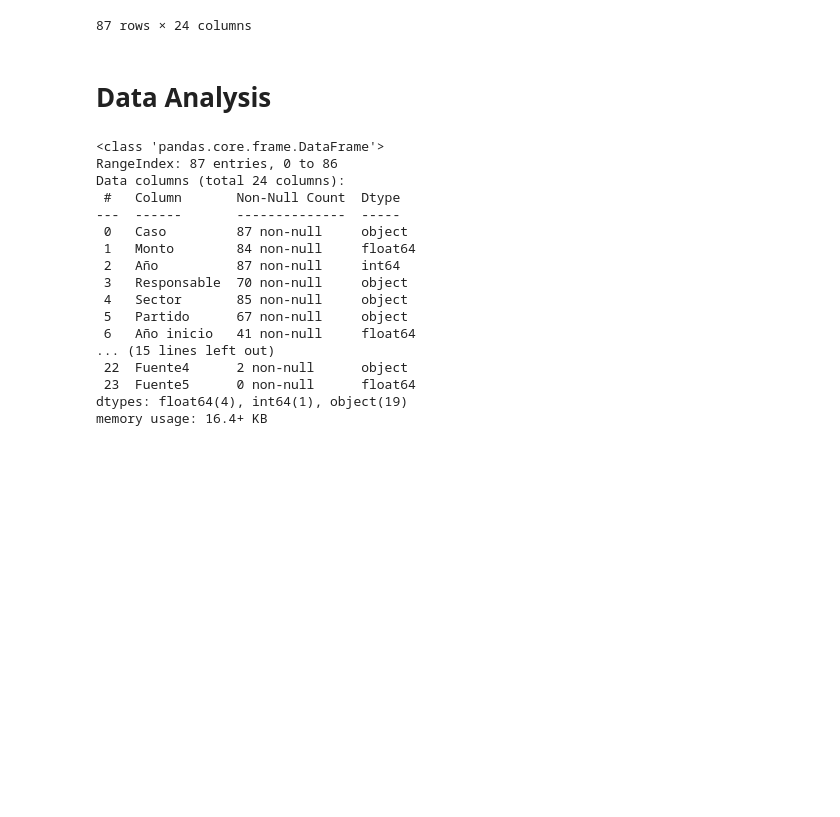
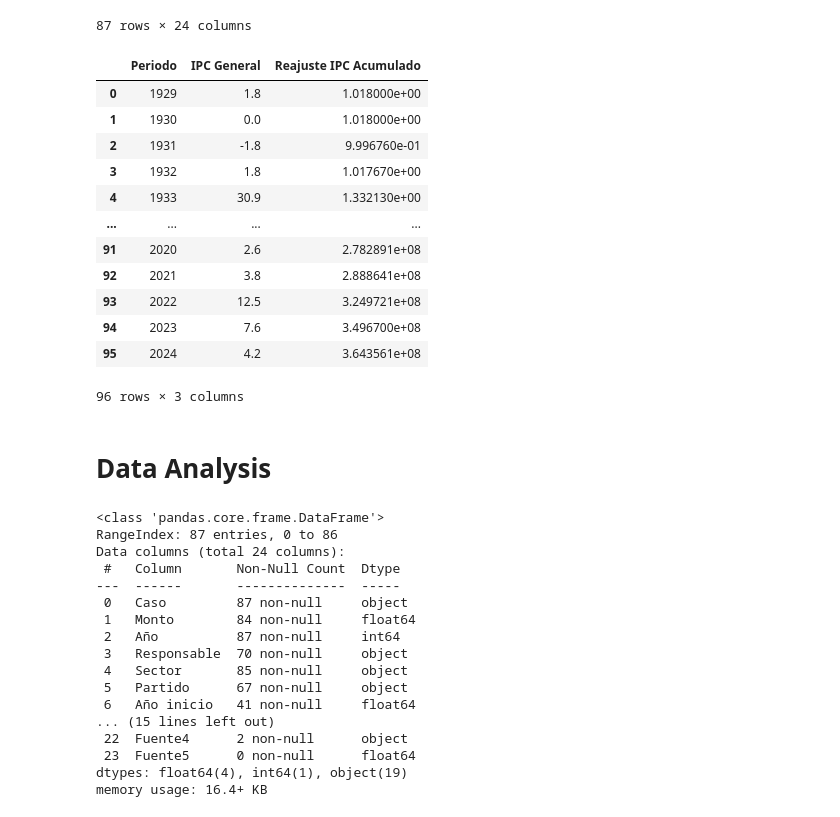
Before and after one commit to EnzoMorata/reveal-corruption, a Jupyter notebook: src/data/data_preprocessing/jupyter_notebooks/preprocess_corrupcion_chile.ipynb, the cells around one changed output. Drawn from its saved outputs; the diff is of its cells as text; code cells hidden in the pictures; blank space fills up the shorter version.

Commit message:
feat: add inflation readjustment to data

```diff
--- a/src/data/data_preprocessing/jupyter_notebooks/preprocess_corrupcion_chile.ipynb
+++ b/src/data/data_preprocessing/jupyter_notebooks/preprocess_corrupcion_chile.ipynb
@@ -22,6 +23,23 @@ corrupcion_chile_df
 | 85 | Caso Cuentas Corrientes, alcalde ... | NaN | 2023 | Manuel Pino | Derecha | UDI | NaN | 2023.0 | Ñiquén | Alcalde | ... |
 | 86 | Caso Cuentas Corrientes, alcalde ... | NaN | 2023 | Guillermo Yeber | Centro | DC | NaN | 2023.0 | Bulnes | Alcalde | ... |
 87 rows × 24 columns
+# %%
+ipc_variacion_anual_df = pd.read_csv('./../preprocessed_data/ipc_variacion_anual_junio.csv')
+ipc_variacion_anual_df
+# %% [output]
+|  | Periodo | IPC General | Reajuste IPC Acumulado |
+| 0 | 1929 | 1.8 | 1.018000e+00 |
+| 1 | 1930 | 0.0 | 1.018000e+00 |
+| 2 | 1931 | -1.8 | 9.996760e-01 |
+| 3 | 1932 | 1.8 | 1.017670e+00 |
+| 4 | 1933 | 30.9 | 1.332130e+00 |
+| ... | ... | ... | ... |
+| 91 | 2020 | 2.6 | 2.782891e+08 |
+| 92 | 2021 | 3.8 | 2.888641e+08 |
+| 93 | 2022 | 12.5 | 3.249721e+08 |
+| 94 | 2023 | 7.6 | 3.496700e+08 |
+| 95 | 2024 | 4.2 | 3.643561e+08 |
+96 rows × 3 columns
 # %% [markdown]
 # Data Analysis
 # %%
```
Also changed, not shown: parts of 6 cells of this notebook, 2 other files.
